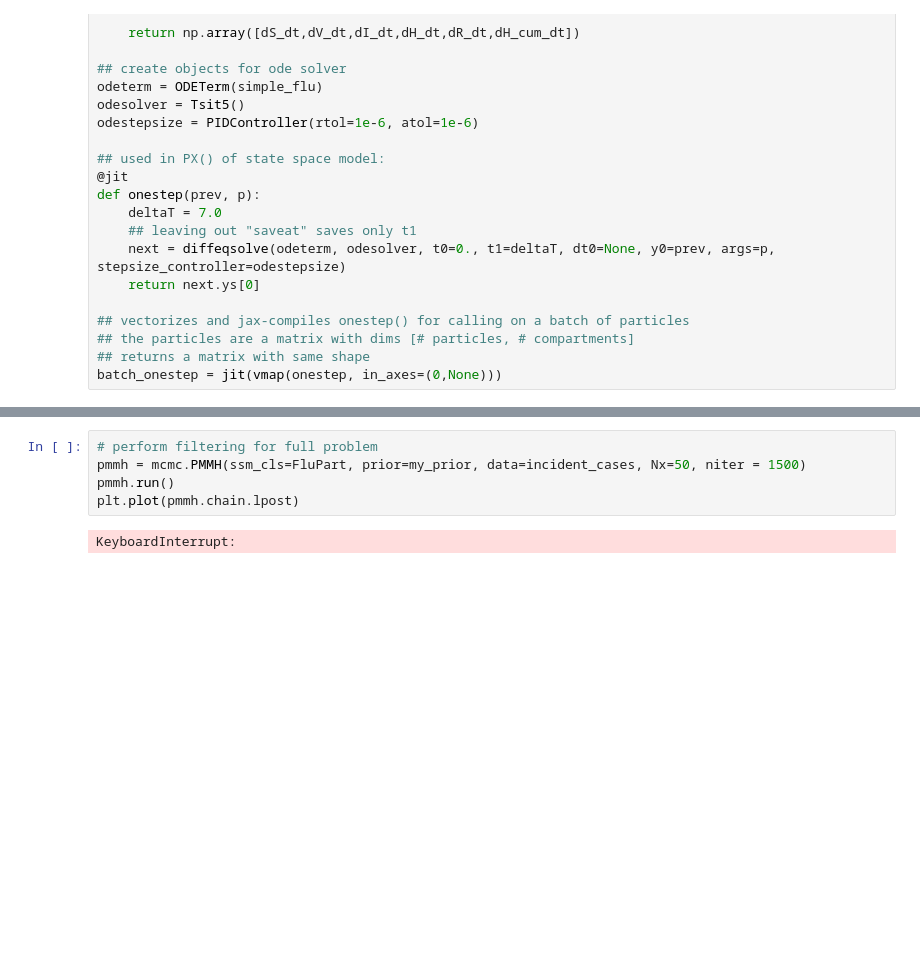
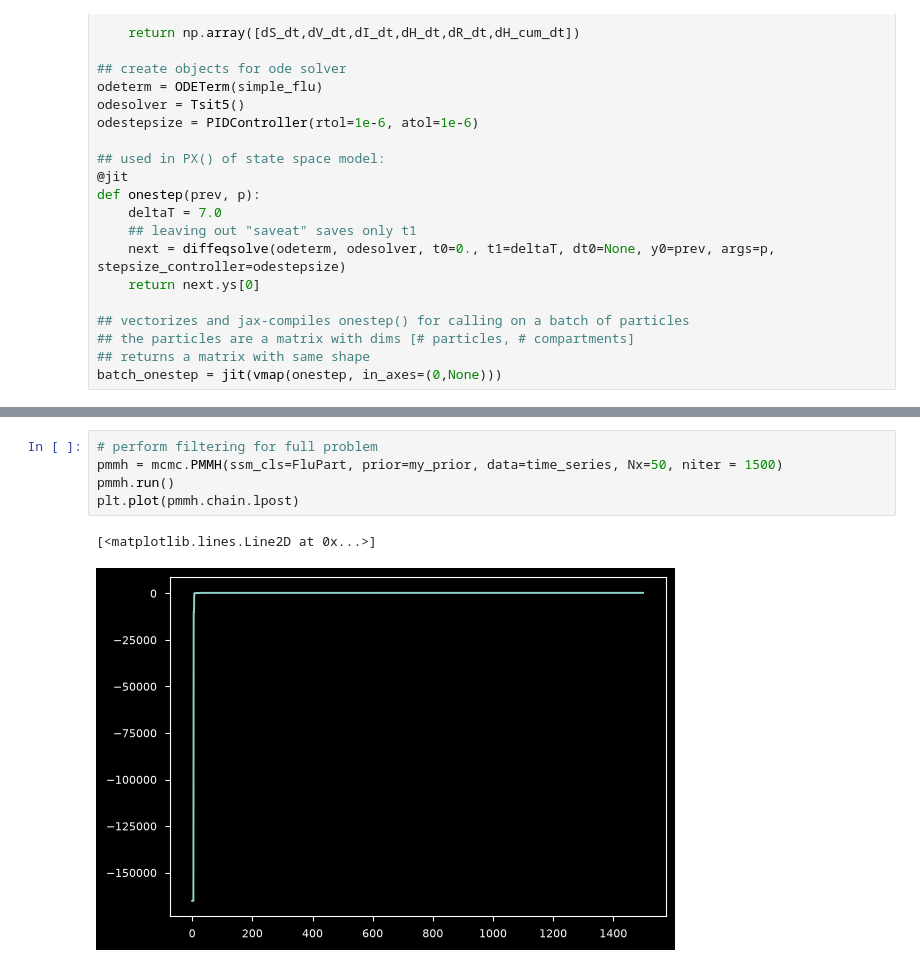
Before and after one commit to bergie75/nbeats_flu, a Jupyter notebook: python/simplify_ODE.ipynb, the cells around one changed output, grey strips where cells are left out. Saved outputs shown, nothing was run; the diff lists cells and outputs as text; blank space fills up the shorter version.

```diff
--- a/python/simplify_ODE.ipynb
+++ b/python/simplify_ODE.ipynb
@@ -294,10 +306,11 @@ both_strain_incident = np.stack([flu_A_incident, flu_B_incident])
 # %%
 # perform filtering for full problem
-pmmh = mcmc.PMMH(ssm_cls=FluPart, prior=my_prior, data=incident_cases, Nx=50, niter = 1500)
+pmmh = mcmc.PMMH(ssm_cls=FluPart, prior=my_prior, data=time_series, Nx=50, niter = 1500)
 pmmh.run()
 plt.plot(pmmh.chain.lpost)
 # %% [output]
-KeyboardInterrupt:
+[<matplotlib.lines.Line2D at 0x...>]
+[figure, added]
 # %%
 print(pmmh.chain.lpost)
 # %% [output]
```
Also changed, not shown: parts of 10 cells of this notebook.
